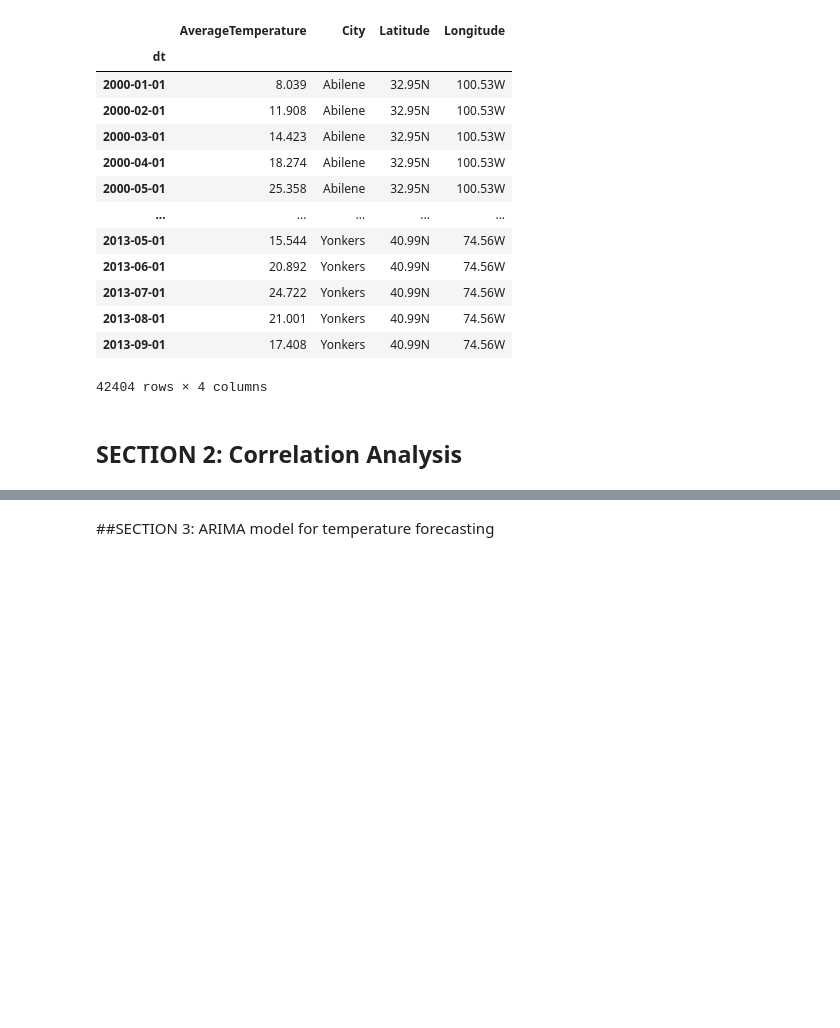
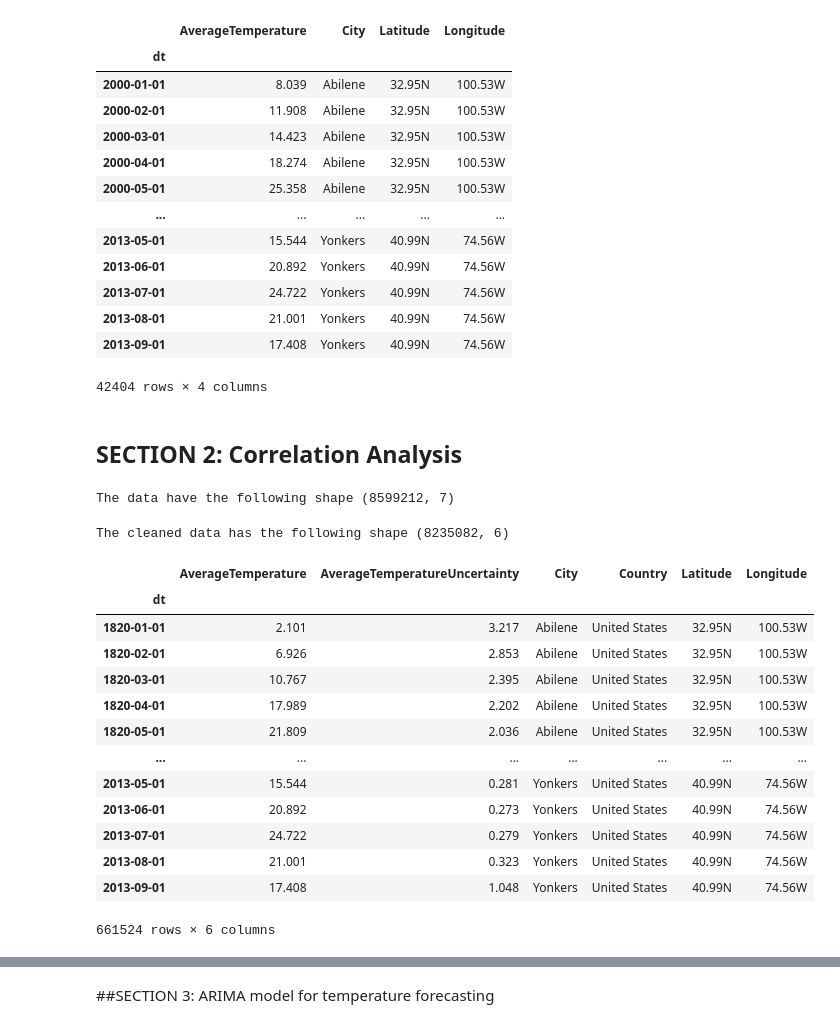
Before and after one commit to aredjil/Temperature-forecasting-for-different-cities-in-the-world, a Jupyter notebook: Project3.ipynb, the cells around one changed output, grey strips where cells are left out. Cells and saved outputs as stored; diff of their text form; code cells hidden in the pictures; blank space fills up the shorter version.

```diff
--- a/Project3.ipynb
+++ b/Project3.ipynb
@@ -197,0 +191,42 @@ df_temp
+# %%
+# Reading the temperture data
+df = pd.read_csv("./Project_3/data/data-project3/GlobalLandTemperaturesByCity.csv")
+# %%
+print(f"The data have the following shape {df.shape}")
+# %% [output]
+The data have the following shape (8599212, 7)
+# %%
+# Cleaning the data from duplicates and undefined enteries
+# Droping NaN
+df = df.dropna()
+# Removing duplicates
+df = df.drop_duplicates(subset=None, keep='first')
+# Setting the data as index
+df.set_index("dt", inplace=True)
+# %%
+print(f"The cleaned data has the following shape {df.shape}")
+# %% [output]
+The cleaned data has the following shape (8235082, 6)
+# %%
+# Setting the data type of the index to be date time
+df.index = pd.to_datetime(df.index)
+# %%
+# Extracting only the US
+mask = df["Country"] == "United States" # Creating a mask that seclects the US from the data
+df = df[mask] # applying the mask to the dataframe
+df
+# %% [output]
+|  | AverageTemperature | AverageTemperatureUncertainty | City | Country | Latitude | Longitude |
+| dt |  |  |  |  |  |  |
+| 1820-01-01 | 2.101 | 3.217 | Abilene | United States | 32.95N | 100.53W |
+| 1820-02-01 | 6.926 | 2.853 | Abilene | United States | 32.95N | 100.53W |
+| 1820-03-01 | 10.767 | 2.395 | Abilene | United States | 32.95N | 100.53W |
+| 1820-04-01 | 17.989 | 2.202 | Abilene | United States | 32.95N | 100.53W |
+| 1820-05-01 | 21.809 | 2.036 | Abilene | United States | 32.95N | 100.53W |
+| ... | ... | ... | ... | ... | ... | ... |
+| 2013-05-01 | 15.544 | 0.281 | Yonkers | United States | 40.99N | 74.56W |
+| 2013-06-01 | 20.892 | 0.273 | Yonkers | United States | 40.99N | 74.56W |
+| 2013-07-01 | 24.722 | 0.279 | Yonkers | United States | 40.99N | 74.56W |
+| 2013-08-01 | 21.001 | 0.323 | Yonkers | United States | 40.99N | 74.56W |
+| 2013-09-01 | 17.408 | 1.048 | Yonkers | United States | 40.99N | 74.56W |
+661524 rows × 6 columns
```
Also changed, not shown: parts of 42 cells of this notebook.
